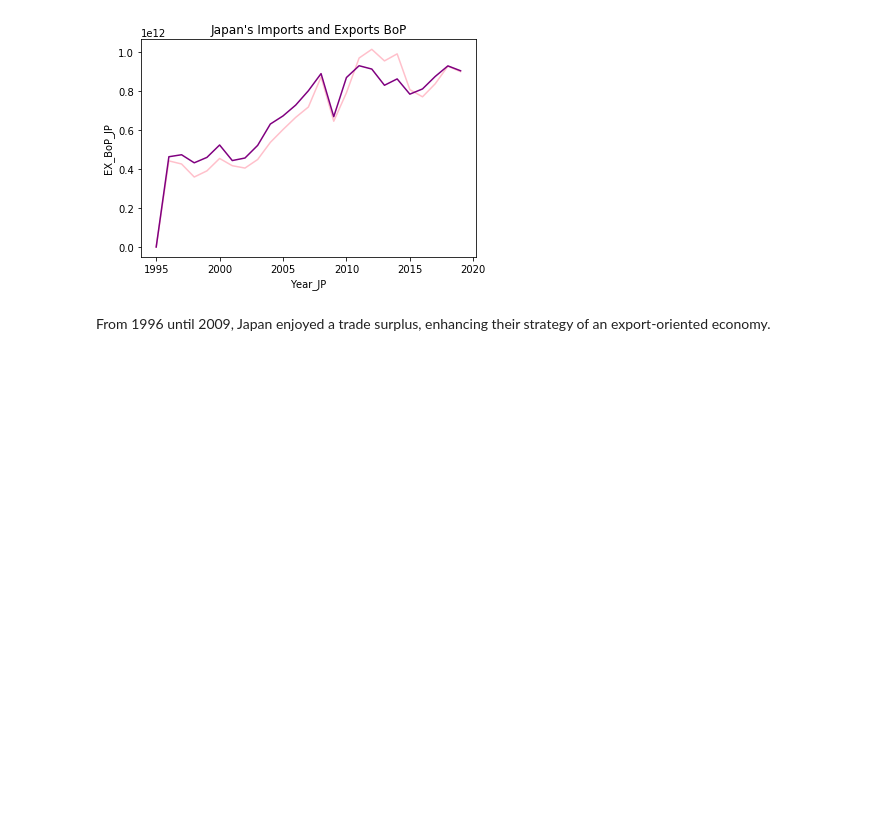
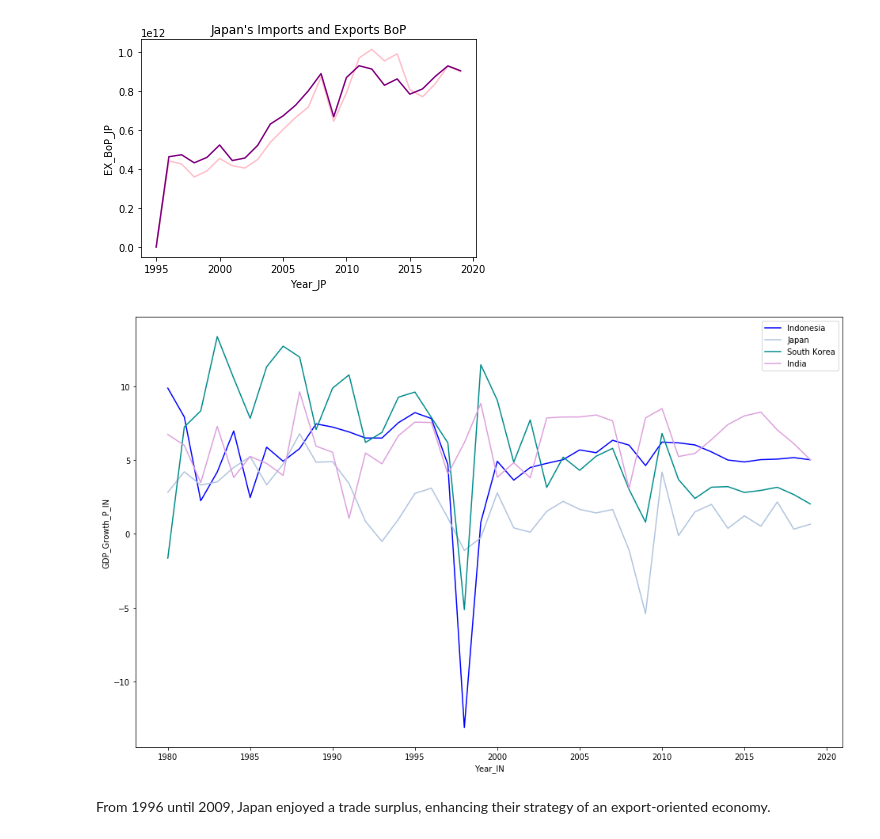
Before and after one commit to AndyRadCat/Country_Trade_EcoGrowth, a Jupyter notebook: New_WB_Data/Countries_WBdata_Trade.ipynb, the cells around one changed output. Saved outputs shown, nothing was run; the diff lists cells and outputs as text; code cells hidden in the pictures; blank space fills up the shorter version.

```diff
--- a/New_WB_Data/Countries_WBdata_Trade.ipynb
+++ b/New_WB_Data/Countries_WBdata_Trade.ipynb
@@ -751,6 +767,29 @@ sns.lineplot(data = Japan_90s,
             color='purple').set_title("Japan's Imports and Exports BoP");
 # %% [output]
 [figure]
+# %%
+plt.figure(figsize=(16,10))
+
+sns.lineplot(data = Indonesia_80s,
+            x = 'Year_ID',
+            y = 'GDP_Growth_P_ID',
+            color='blue')
+sns.lineplot(data = Japan_80s,
+            x = 'Year_JP',
+            y = 'GDP_Growth_P_JP',
+            color='lightsteelblue')
+sns.lineplot(data = Skorea_80s,
+            x = 'Year_KR',
+            y = 'GDP_Growth_P_KR',
+            color='darkcyan')
+
+sns.lineplot(data = India_80s,
+            x = 'Year_IN',
+            y = 'GDP_Growth_P_IN',
+            color='plum')
+plt.legend(['Indonesia', 'Japan', 'South Korea', 'India']);
+# %% [output]
+[figure, added]
 # %% [markdown]
 From 1996 until 2009, Japan enjoyed a trade surplus, enhancing their strategy of an export-oriented economy.
 # %%
```
Also changed, not shown: parts of 8 cells of this notebook, 3 other files.
